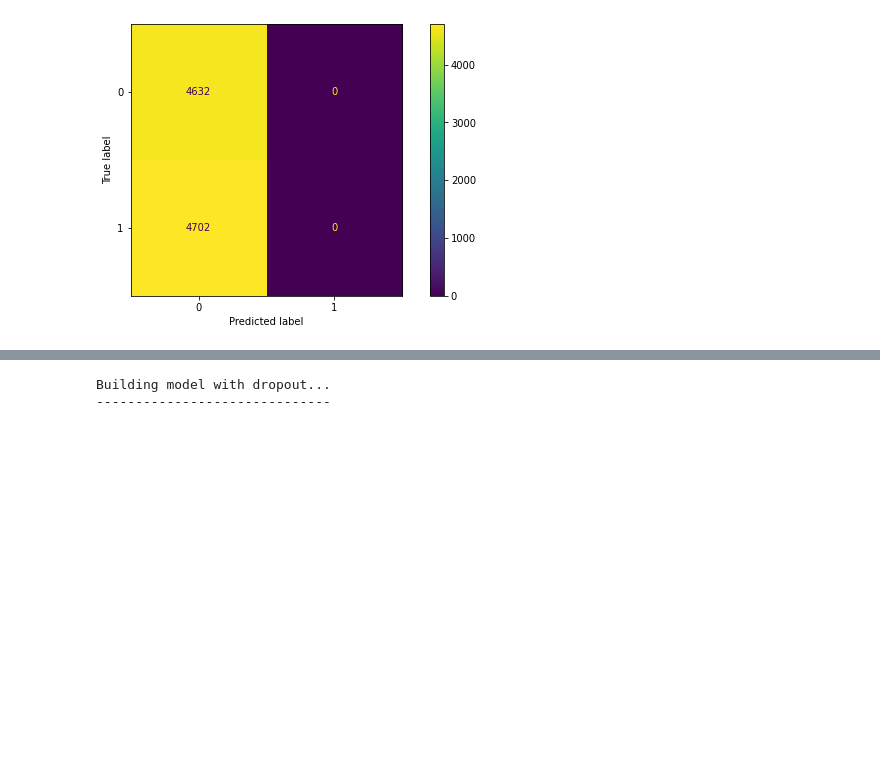
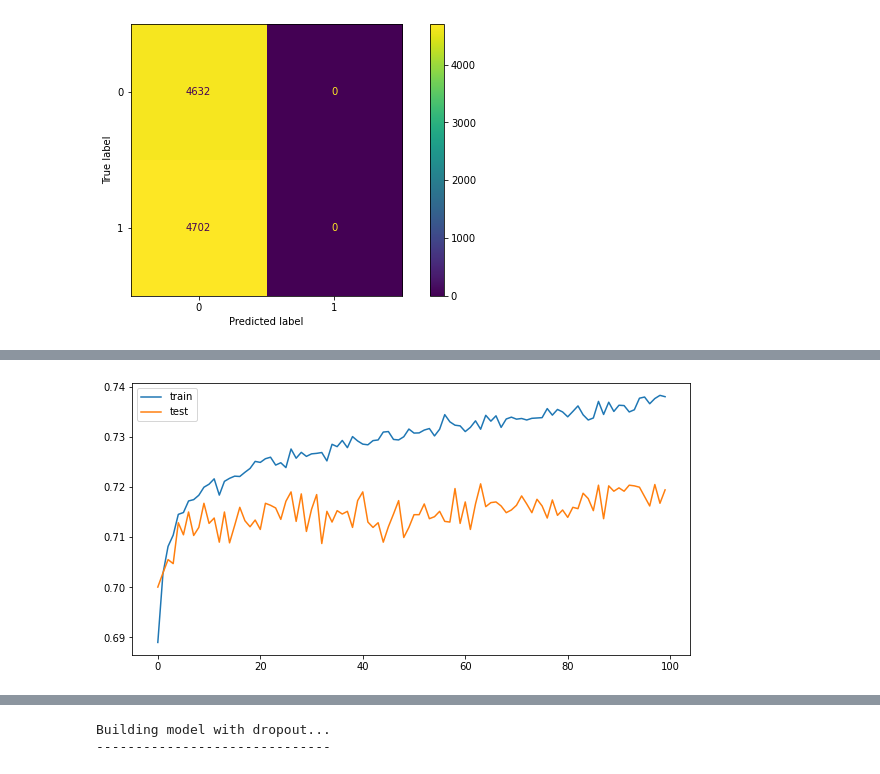
Before and after one commit to gloryodeyemi/COMP_8610_Project_01, a Jupyter notebook: Project_01.ipynb, the cells around one changed output, grey strips where cells are left out. Cells and saved outputs as stored; diff of their text form; code cells hidden in the pictures; blank space fills up the shorter version.

Commit message:
updated model

```diff
--- a/Project_01.ipynb
+++ b/Project_01.ipynb
@@ -326,0 +390,5 @@ roc_curve_draw(model_sdg, x_test, y_test, "with_sgd")
+# %%
+# plot the model accuracy
+plot_accuracy(history, "adagrad")
+# %% [output]
+[figure, added]
```
Also changed, not shown: parts of 42 cells of this notebook, 18 other files.
